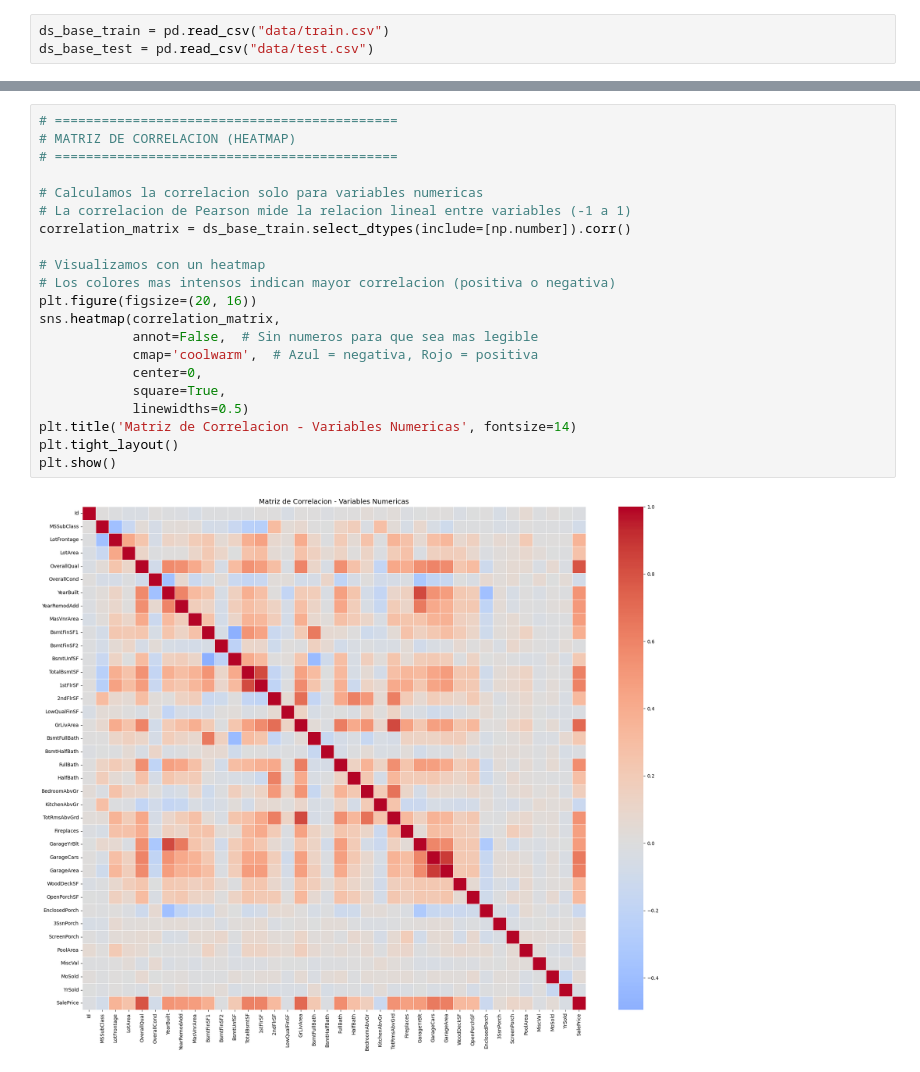
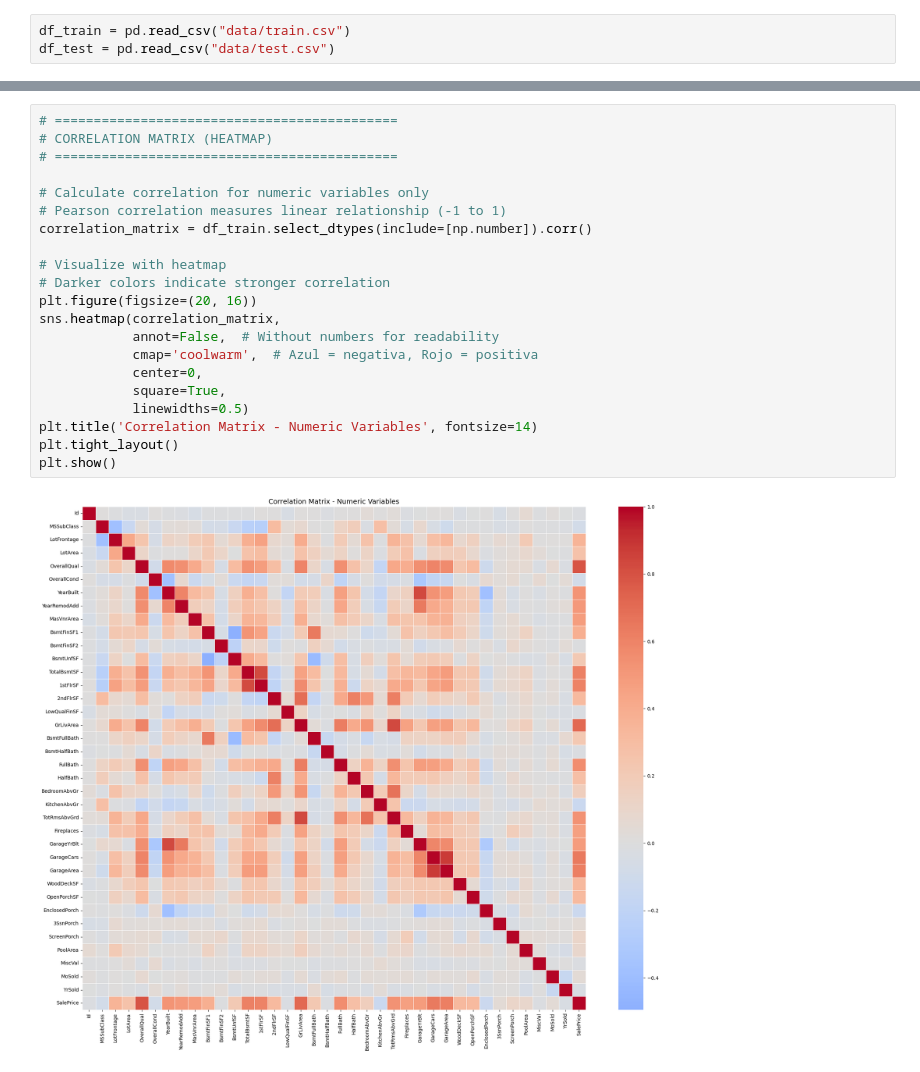
Before and after one commit to carlos-aular-ds/ds-portfolio-carlos-aular, a Jupyter notebook: Kaggle/Competitions/House-Prices-Advanced-regression/house-prices.ipynb, the cells around one changed output, grey strips where cells are left out. Saved outputs shown, nothing was run; the diff lists cells and outputs as text.

```diff
--- a/Kaggle/Competitions/House-Prices-Advanced-regression/house-prices.ipynb
+++ b/Kaggle/Competitions/House-Prices-Advanced-regression/house-prices.ipynb
@@ -144,4 +96,4 @@ def visualizar_continua(df, col, target=None):
 # %%
-ds_base_train = pd.read_csv("data/train.csv")
-ds_base_test = pd.read_csv("data/test.csv")
+df_train = pd.read_csv("data/train.csv")
+df_test = pd.read_csv("data/test.csv")
 # %%
@@ -403,25 +295,25 @@ La correlacion nos ayuda a entender:
 # %%
 # ============================================
-# MATRIZ DE CORRELACION (HEATMAP)
+# CORRELATION MATRIX (HEATMAP)
 # ============================================
 
-# Calculamos la correlacion solo para variables numericas
-# La correlacion de Pearson mide la relacion lineal entre variables (-1 a 1)
-correlation_matrix = ds_base_train.select_dtypes(include=[np.number]).corr()
+# Calculate correlation for numeric variables only
+# Pearson correlation measures linear relationship (-1 to 1)
+correlation_matrix = df_train.select_dtypes(include=[np.number]).corr()
 
-# Visualizamos con un heatmap
-# Los colores mas intensos indican mayor correlacion (positiva o negativa)
+# Visualize with heatmap
+# Darker colors indicate stronger correlation
 plt.figure(figsize=(20, 16))
 sns.heatmap(correlation_matrix,
-            annot=False,  # Sin numeros para que sea mas legible
+            annot=False,  # Without numbers for readability
             cmap='coolwarm',  # Azul = negativa, Rojo = positiva
             center=0,
             square=True,
             linewidths=0.5)
-plt.title('Matriz de Correlacion - Variables Numericas', fontsize=14)
+plt.title('Correlation Matrix - Numeric Variables', fontsize=14)
 plt.tight_layout()
 plt.show()
 # %% [output]
-[figure, old version]
+[figure, new version]
 # %%
 # ============================================
```
Also changed, not shown: parts of 80 cells of this notebook, 8 other files.
